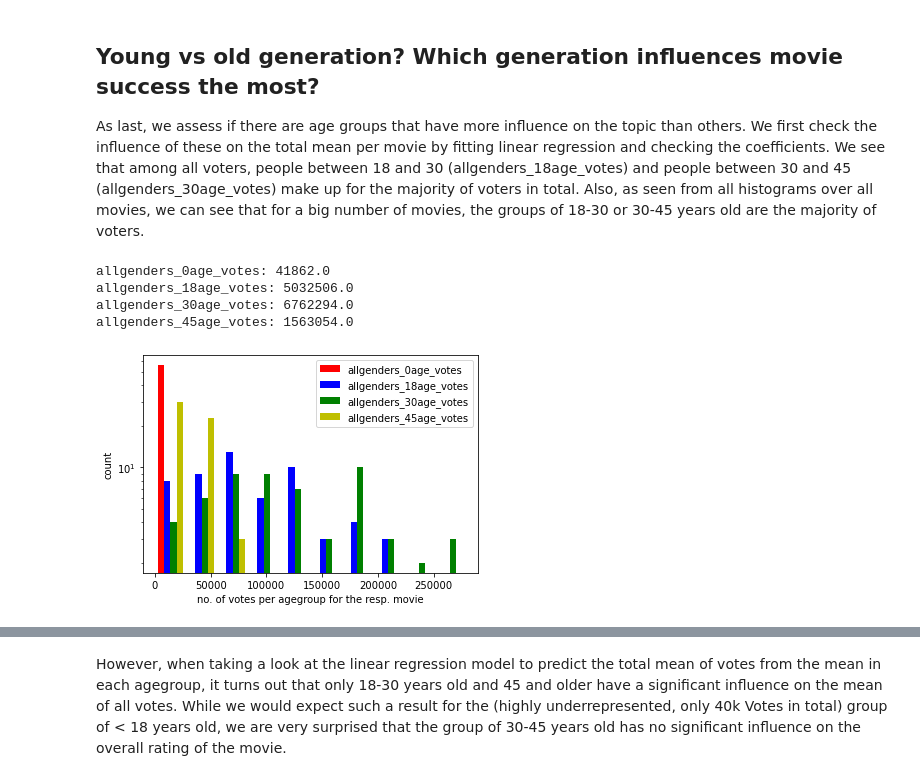
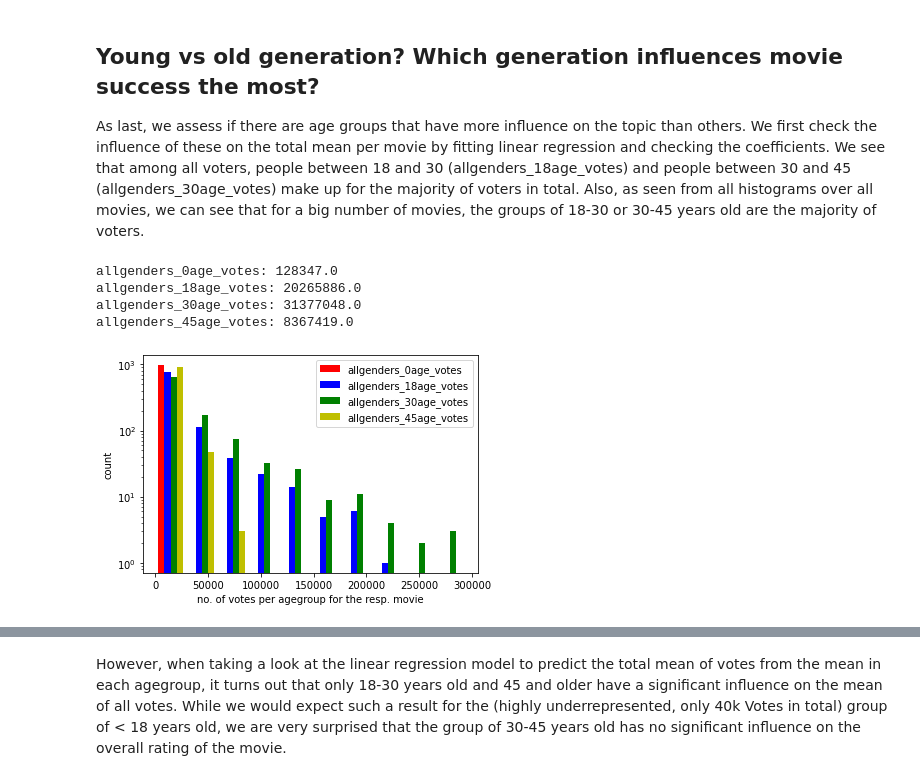
Before and after one commit to epfl-ada/ada-2021-project-f-jab, a Jupyter notebook: RQ4.ipynb, the cells around one changed output, grey strips where cells are left out. Cells and saved outputs as stored; diff of their text form; code cells hidden in the pictures.

```diff
--- a/RQ4.ipynb
+++ b/RQ4.ipynb
@@ -426,7 +483,7 @@ imdb.head()
 | 4 | tt0451279 | Wonder Woman | Wonder Woman | 2017 | 2017-06-01 | Action, Adventure, Fantasy | 141 | USA, China, Hong Kong | English, German, Dutch, French, S... | ... |
 5 rows × 70 columns
 # %%
-relevant_years = imdb[imdb['year'].isin(most_successful_movies.keys())]
+relevant_years = imdb[imdb['year'].isin(list(range(2015, 2021)))]
 relevant_years.head()
 # %% [output]
 |  | imdb_title_id | title | original_title | year | date_published | genre | duration | country | language | ... |
@@ -597,22 +651,24 @@ Our test shows us that with high probability, we can reject the null hypothesis
 
 As last, we assess if there are age groups that have more influence on the topic than others. We first check the influence of these on the total mean per movie by fitting linear regression and checking the coefficients.
 We see that among all voters, people between 18 and 30 (allgenders_18age_votes) and people between 30 and 45 (allgenders_30age_votes) make up for the majority of voters in total. Also, as seen from all histograms over all movies, we can see that for a big number of movies, the groups of 18-30 or 30-45 years old are the majority of voters.
+# %%
+relevant_years = relevant_years.dropna(subset=['allgenders_0age_votes','allgenders_18age_votes','allgenders_30age_votes','allgenders_45age_votes'])
 # %%
 for col_name in ['allgenders_0age_votes','allgenders_18age_votes','allgenders_30age_votes','allgenders_45age_votes']:
-    print('{}: {}'.format(col_name, sum(our_movies[col_name])))
+    print('{}: {}'.format(col_name, sum(relevant_years[col_name])))
 # %% [output]
-allgenders_0age_votes: 41862.0
-allgenders_18age_votes: 5032506.0
-allgenders_30age_votes: 6762294.0
-allgenders_45age_votes: 1563054.0
+allgenders_0age_votes: 128347.0
+allgenders_18age_votes: 20265886.0
+allgenders_30age_votes: 31377048.0
+allgenders_45age_votes: 8367419.0
 # %%
 col_names = ['allgenders_0age_votes','allgenders_18age_votes','allgenders_30age_votes','allgenders_45age_votes']
-plt.hist([our_movies[col_name] for col_name in col_names], color=['r','b', 'g', 'y'], log=True, label=col_names)
+plt.hist([relevant_years[col_name] for col_name in col_names], color=['r','b', 'g', 'y'], log=True, label=col_names)
 plt.legend()
 plt.ylabel('count')
 plt.xlabel('no. of votes per agegroup for the resp. movie');
 # %% [output]
-[figure, old version]
+[figure, new version]
 # %%
 mod = smf.ols(formula='mean_vote ~ allgenders_0age_avg_vote + allgenders_18age_avg_vote + allgenders_30age_avg_vote + allgenders_45age_avg_vote', data=relevant_years_stdz)
 res = mod.fit()
```
Also changed, not shown: parts of 26 cells of this notebook.
